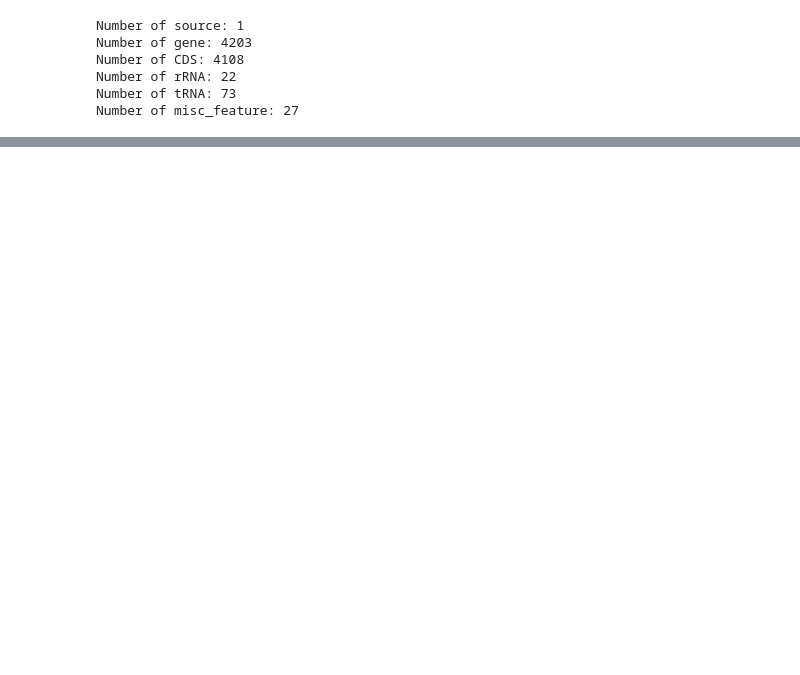
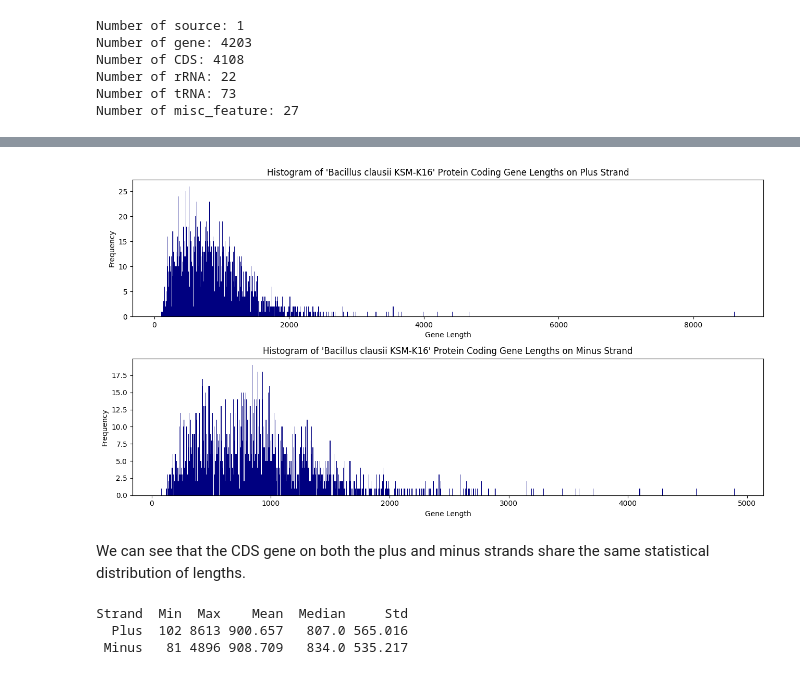
Before and after one commit to idobt97/Bioinformatocs_final_project, a Jupyter notebook: FinalProjectIdoSagiAdiel.ipynb, the cells around one changed output, grey strips where cells are left out. Cells and saved outputs as stored; diff of their text form; code cells hidden in the pictures; blank space fills up the shorter version.

```diff
--- a/FinalProjectIdoSagiAdiel.ipynb
+++ b/FinalProjectIdoSagiAdiel.ipynb
@@ -76,0 +110,52 @@ Number of protein-encoding genes on the minus strand: 2110
+# %%
+# Plot 2 histogram of protein coding gene lengths
+fig, ax = plt.subplots(2, 1, figsize=(13,7))
+ax[0].hist(protein_coding_genes_plus_lengths, bins=1000, color='navy')
+ax[0].set_xlabel('Gene Length')
+ax[0].set_ylabel('Frequency')
+ax[0].set_title('Histogram of \'Bacillus clausii KSM-K16\' Protein Coding Gene Lengths on Plus Strand')
+
+ax[1].hist(protein_coding_genes_minus_lengths, bins=1000, color='navy')
+ax[1].set_xlabel('Gene Length')
+ax[1].set_ylabel('Frequency')
+ax[1].set_title('Histogram of \'Bacillus clausii KSM-K16\' Protein Coding Gene Lengths on Minus Strand')
+
+plt.tight_layout()
+plt.show()
+# %% [output]
+[figure, added]
+# %% [markdown]
+We can see that the CDS gene on both the plus and minus strands share the same statistical distribution of lengths.
+# %%
+protein_coding_genes_minus_characteristics = {'min': 0, 'max': 0, 'mean': 0, 'median': 0, 'std': 0}
+protein_coding_genes_plus_characteristics = {'min': 0, 'max': 0, 'mean': 0, 'median': 0, 'std': 0}
+
+# Calculating statistics for protein coding gene lengths
+protein_coding_genes_plus_characteristics['mean'] = np.mean(protein_coding_genes_plus_lengths)
+protein_coding_genes_plus_characteristics['median'] = np.median(protein_coding_genes_plus_lengths)
+protein_coding_genes_plus_characteristics['std'] = np.std(protein_coding_genes_plus_lengths)
+protein_coding_genes_plus_characteristics['max'] = max(protein_coding_genes_plus_lengths)
+protein_coding_genes_plus_characteristics['min'] = min(protein_coding_genes_plus_lengths)
+
+protein_coding_genes_minus_characteristics['mean'] = np.mean(protein_coding_genes_minus_lengths)
+protein_coding_genes_minus_characteristics['median'] = np.median(protein_coding_genes_minus_lengths)
+protein_coding_genes_minus_characteristics['std'] = np.std(protein_coding_genes_minus_lengths)
+protein_coding_genes_minus_characteristics['max'] = max(protein_coding_genes_minus_lengths)
+protein_coding_genes_minus_characteristics['min'] = min(protein_coding_genes_minus_lengths)
+
+#create a dataframe to store the statistics
+protein_coding_genes_statistics = pd.DataFrame({
+    'Strand': ['Plus', 'Minus'],
+    'Min': [protein_coding_genes_plus_characteristics['min'], protein_coding_genes_minus_characteristics['min']],
+    'Max': [protein_coding_genes_plus_characteristics['max'], protein_coding_genes_minus_characteristics['max']],
+    'Mean': [round(protein_coding_genes_plus_characteristics['mean'], 3), round(protein_coding_genes_minus_characteristics['mean'], 3)],
+    'Median': [round(protein_coding_genes_plus_characteristics['median'], 3), round(protein_coding_genes_minus_characteristics['median'], 3)],
+    'Std': [round(protein_coding_genes_plus_characteristics['std'], 3), round(protein_coding_genes_minus_characteristics['std'], 3)]
+})
+
+
+print(protein_coding_genes_statistics.to_string(index=False))
+# %% [output]
+Strand  Min  Max    Mean  Median     Std
+  Plus  102 8613 900.657   807.0 565.016
+ Minus   81 4896 908.709   834.0 535.217
```
Also changed, not shown: parts of 10 cells of this notebook.
